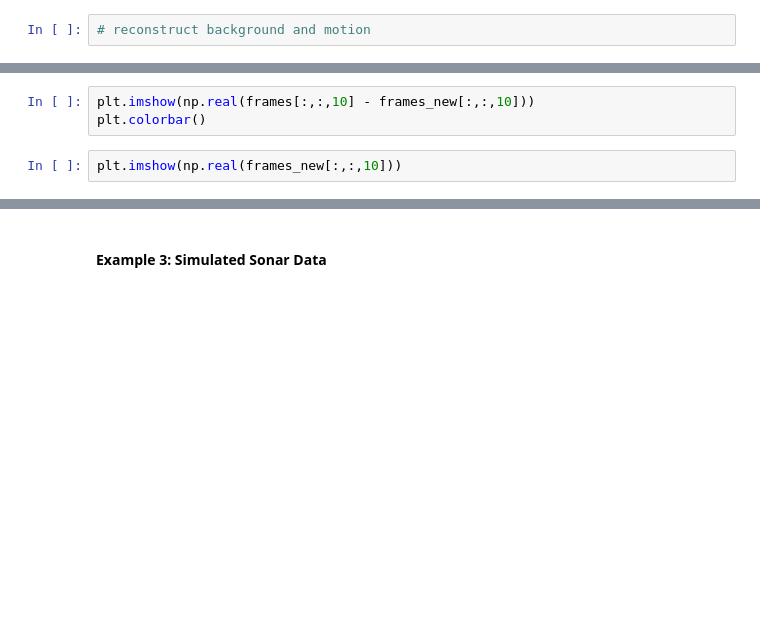
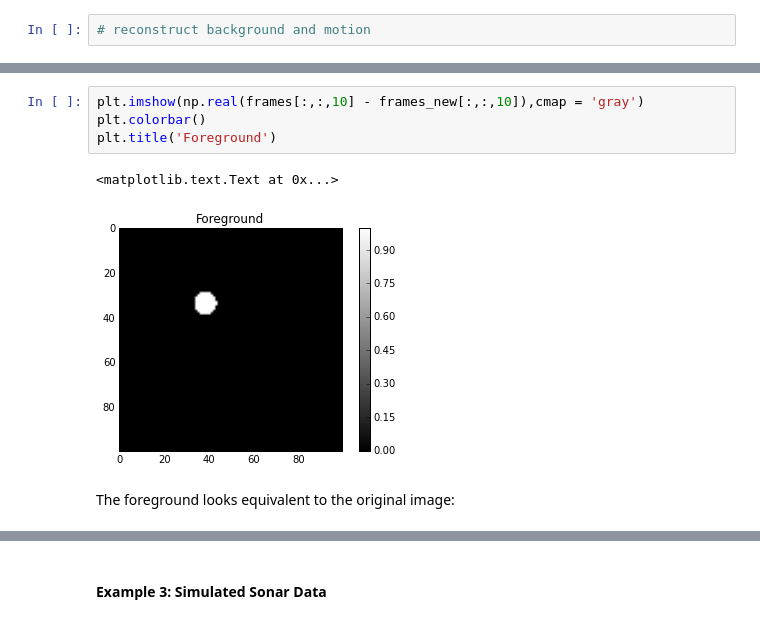
Before and after one commit to valentina-s/daskDMD, a Jupyter notebook: DMD_benchmarking.ipynb, the cells around one changed output, grey strips where cells are left out. Drawn from its saved outputs; the diff is of its cells as text; blank space fills up the shorter version.

```diff
--- a/DMD_benchmarking.ipynb
+++ b/DMD_benchmarking.ipynb
@@ -260,6 +258,10 @@ NameError: name 'res' is not defined
 # %%
-plt.imshow(np.real(frames[:,:,10] - frames_new[:,:,10]))
+plt.imshow(np.real(frames[:,:,10] - frames_new[:,:,10]),cmap = 'gray')
 plt.colorbar()
+plt.title('Foreground')
+# %% [output]
+<matplotlib.text.Text at 0x...>
+[figure, added]
-# %%
-plt.imshow(np.real(frames_new[:,:,10]))
+# %% [markdown]
+The foreground looks equivalent to the original image:
 # %%
```
Also changed, not shown: parts of 33 cells of this notebook.
